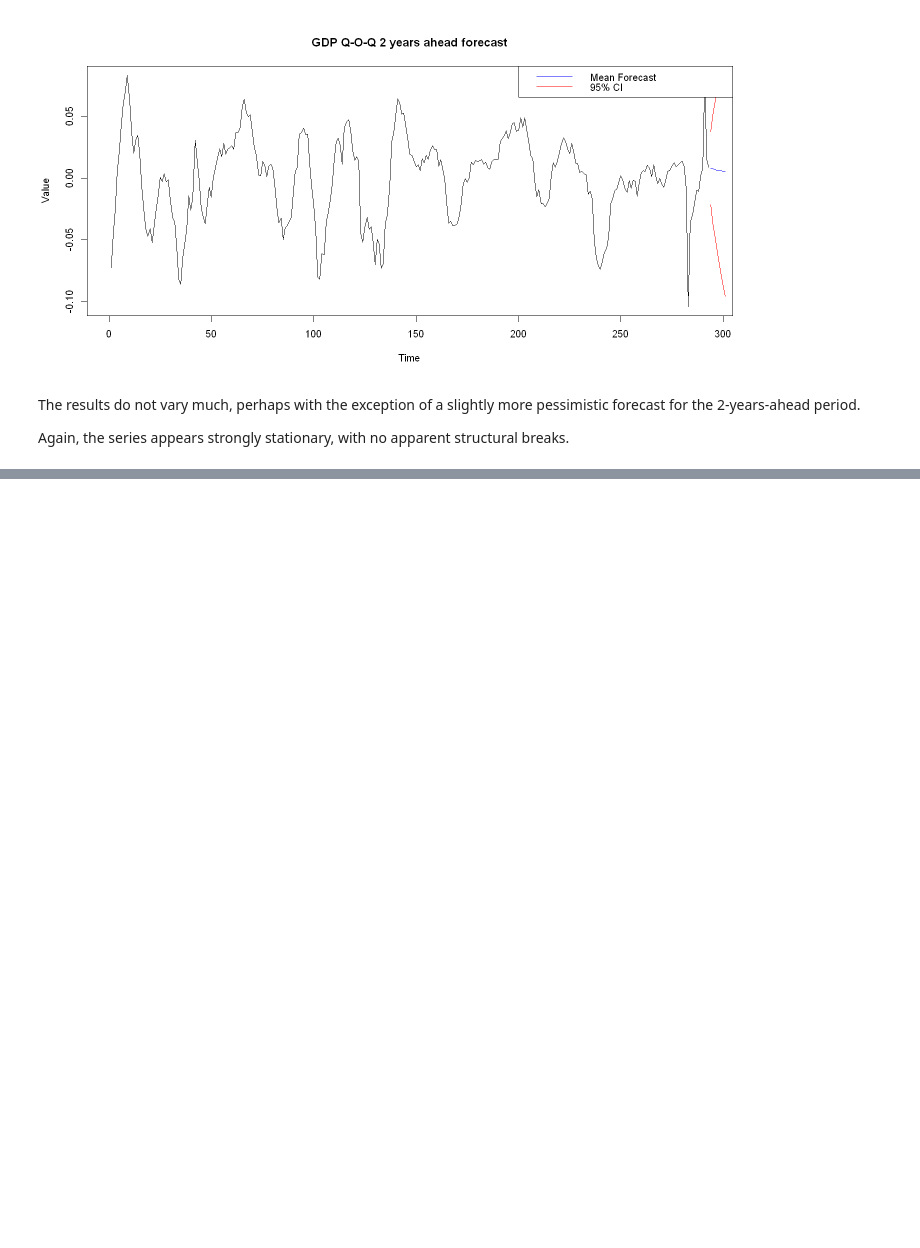
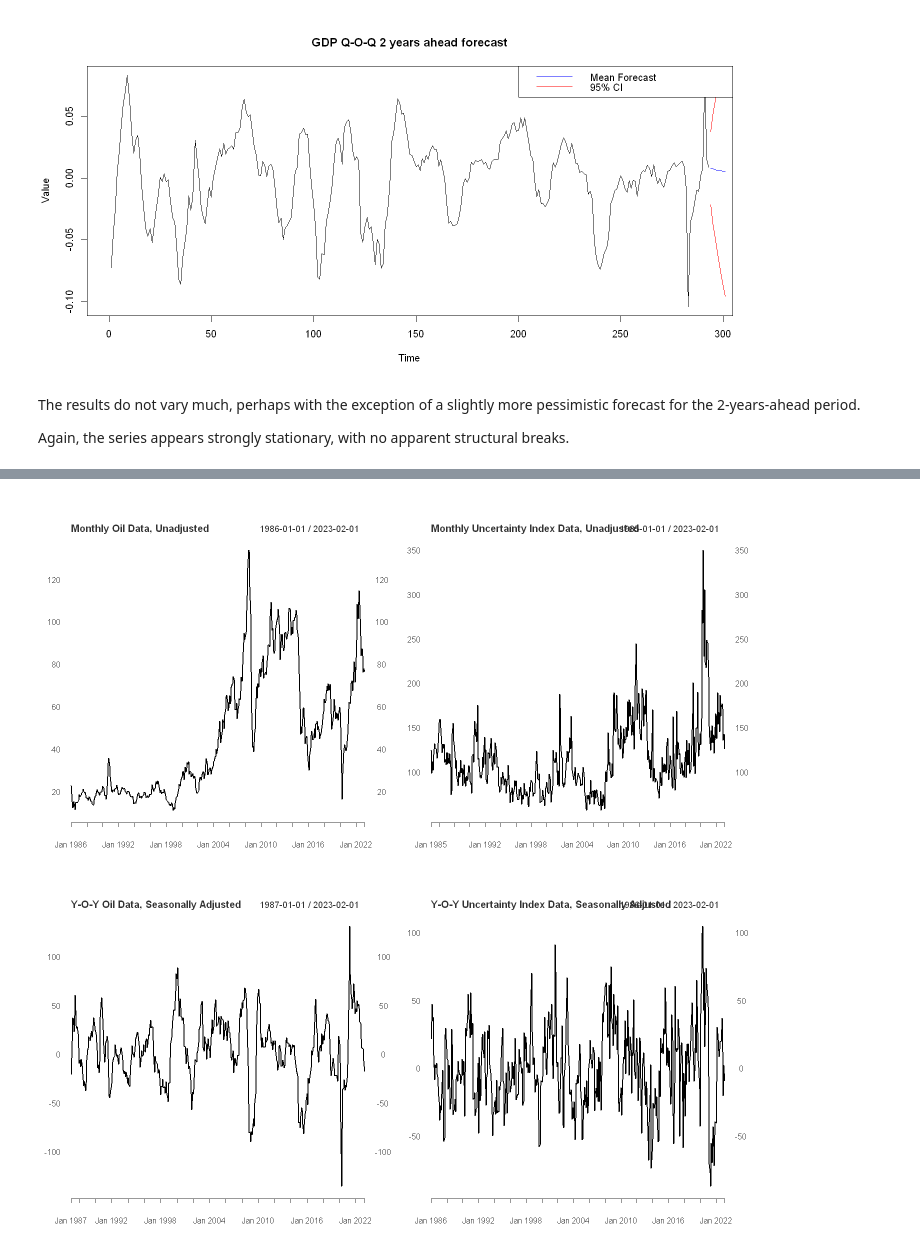
Before and after one commit to PetrCala/macro_tools_term_paper, a Jupyter notebook: code/cala_termpaper_main.ipynb, the cells around one changed output, grey strips where cells are left out. Drawn from its saved outputs; the diff is of its cells as text; code cells hidden in the pictures; blank space fills up the shorter version.

Commit message:
Added data for VAR shocks, prepared groundowrk for identification

```diff
--- a/code/cala_termpaper_main.ipynb
+++ b/code/cala_termpaper_main.ipynb
@@ -493,0 +530,25 @@ Again, the series appears strongly stationary, with no apparent structural break
+# %%
+# Oil prices data
+oil_data <- pdfetch_FRED("MCOILWTICO") # Monthly oil data, seasonally unadjusted
+oil_data <- ts_first_of_period(oil_data) # First of period
+oil_data_seas <- handleSeasonality(oil_data, "oil_prices") # Adjust for seasonality
+oil_data_yoy_change <- na.omit(100*diff(log(oil_data_seas), 12)) # Transform to y-o-y changes
+
+# Economic Policy Uncertainty Index
+uncertainty_index_data <- pdfetch_FRED("USEPUINDXM") # Monthly uncertainty index data, seasonally unadjusted
+uncertainty_index_data <- ts_first_of_period(uncertainty_index_data) # First of period
+uncertainty_index_data_seas <- handleSeasonality(uncertainty_index_data, "uncertainty_index") # Adjust for seasonality
+uncertainty_index_data_yoy_change <- na.omit(100*diff(log(uncertainty_index_data_seas), 12)) # Transform to y-o-y changes
+
+# Plot the two original series
+par(mfrow=c(1,2))
+plot.xts(oil_data, main="Monthly Oil Data, Unadjusted", grid.col=NA, yaxis.left=TRUE)
+plot.xts(uncertainty_index_data, main="Monthly Uncertainty Index Data, Unadjusted", grid.col=NA, yaxis.left=TRUE)
+
+# Plot the two transformed series
+par(mfrow=c(1,2))
+plot.xts(oil_data_yoy_change, main="Y-O-Y Oil Data, Seasonally Adjusted", grid.col=NA, yaxis.left=TRUE)
+plot.xts(uncertainty_index_data_yoy_change, main="Y-O-Y Uncertainty Index Data, Seasonally Adjusted", grid.col=NA, yaxis.left=TRUE)
+# %% [output]
+[figure, added]
+[figure, added]
```
Also changed, not shown: parts of 13 cells of this notebook, 6 other files.
